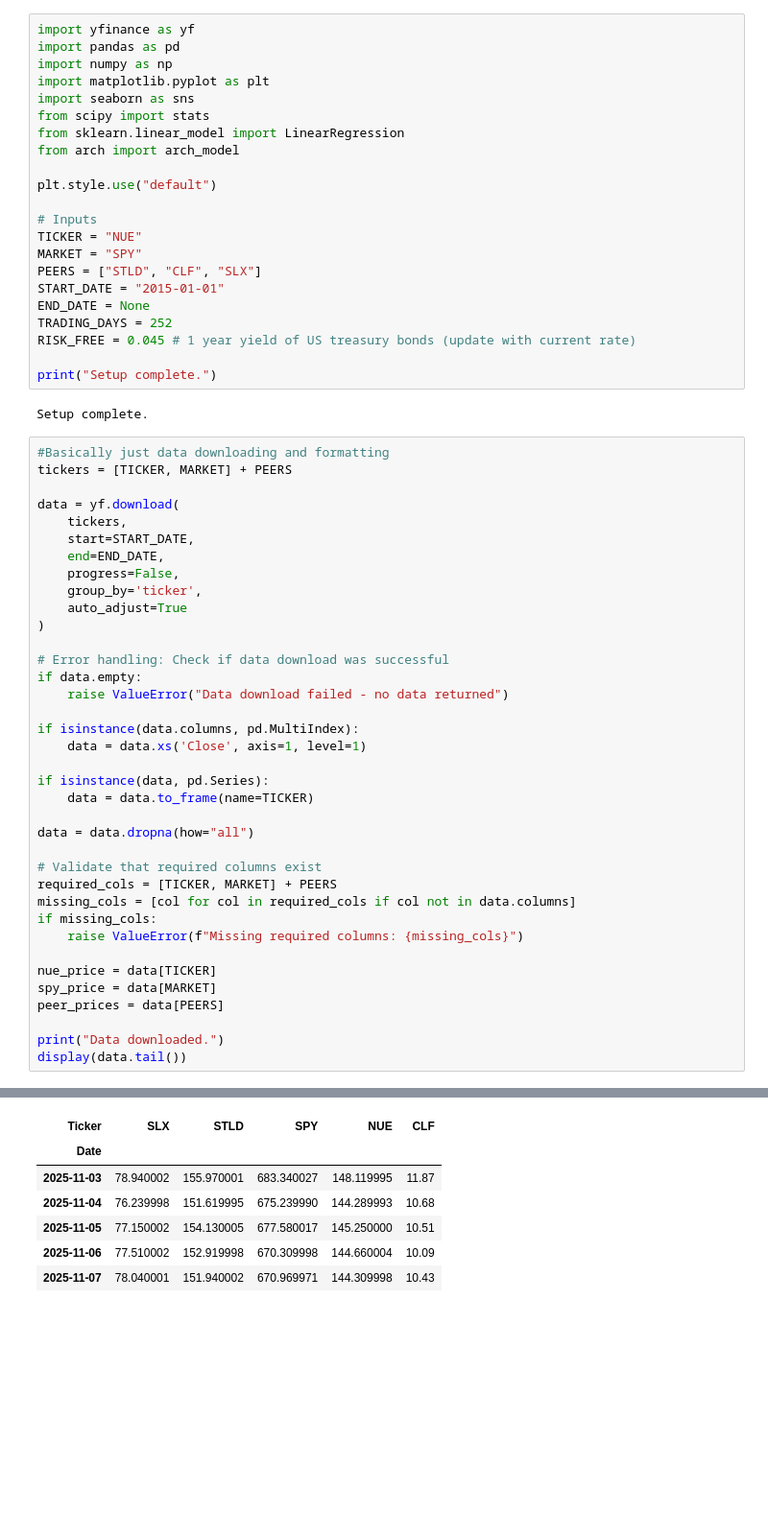
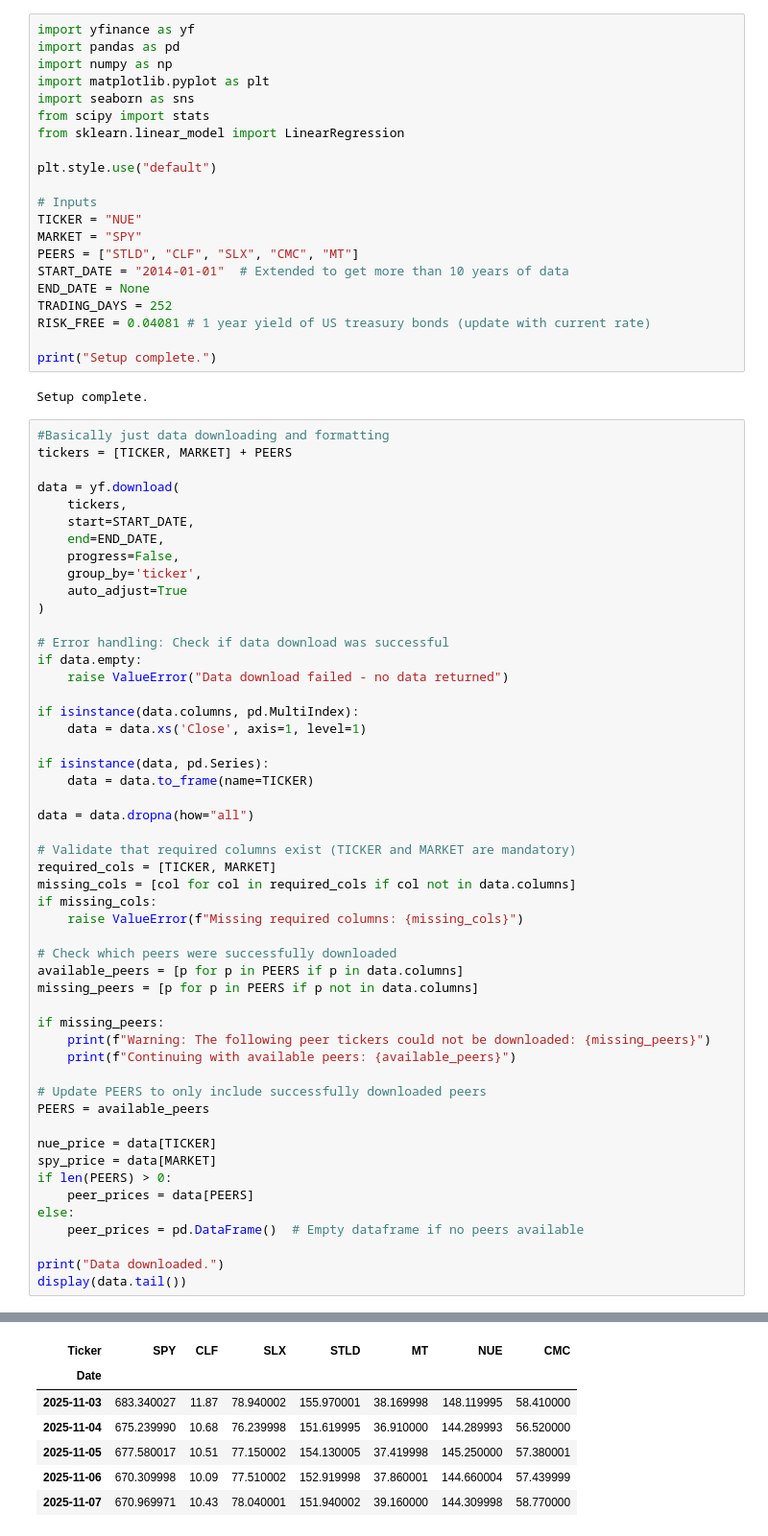
Before and after one commit to IsaacAnwar/Nucor_Statistical_Analysis, a Jupyter notebook: NUCOR_Statistical.ipynb, the cells around one changed output, grey strips where cells are left out. Shown at 96% size. Cells and saved outputs as stored; diff of their text form; blank space fills up the shorter version.

```diff
--- a/NUCOR_Statistical.ipynb
+++ b/NUCOR_Statistical.ipynb
@@ -25,18 +32,17 @@ import matplotlib.pyplot as plt
 import seaborn as sns
 from scipy import stats
 from sklearn.linear_model import LinearRegression
-from arch import arch_model
 
 plt.style.use("default")
 
 # Inputs
 TICKER = "NUE"
 MARKET = "SPY"
-PEERS = ["STLD", "CLF", "SLX"]
-START_DATE = "2015-01-01"
+PEERS = ["STLD", "CLF", "SLX", "CMC", "MT"]
+START_DATE = "2014-01-01"  # Extended to get more than 10 years of data
 END_DATE = None
 TRADING_DAYS = 252
-RISK_FREE = 0.045 # 1 year yield of US treasury bonds (update with current rate)
+RISK_FREE = 0.04081 # 1 year yield of US treasury bonds (update with current rate)
 
 print("Setup complete.")
 # %% [output]
@@ -50,43 +56,57 @@ data = yf.download(
     start=START_DATE,
     end=END_DATE,
     progress=False,
     group_by='ticker',
     auto_adjust=True
 )
 
 # Error handling: Check if data download was successful
 if data.empty:
     raise ValueError("Data download failed - no data returned")
 
 if isinstance(data.columns, pd.MultiIndex):
     data = data.xs('Close', axis=1, level=1)
 
 if isinstance(data, pd.Series):
     data = data.to_frame(name=TICKER)
 
 data = data.dropna(how="all")
 
-# Validate that required columns exist
-required_cols = [TICKER, MARKET] + PEERS
+# Validate that required columns exist (TICKER and MARKET are mandatory)
+required_cols = [TICKER, MARKET]
 missing_cols = [col for col in required_cols if col not in data.columns]
 if missing_cols:
     raise ValueError(f"Missing required columns: {missing_cols}")
 
+# Check which peers were successfully downloaded
+available_peers = [p for p in PEERS if p in data.columns]
+missing_peers = [p for p in PEERS if p not in data.columns]
+
+if missing_peers:
+    print(f"Warning: The following peer tickers could not be downloaded: {missing_peers}")
+    print(f"Continuing with available peers: {available_peers}")
+
+# Update PEERS to only include successfully downloaded peers
+PEERS = available_peers
+
 nue_price = data[TICKER]
 spy_price = data[MARKET]
-peer_prices = data[PEERS]
+if len(PEERS) > 0:
+    peer_prices = data[PEERS]
+else:
+    peer_prices = pd.DataFrame()  # Empty dataframe if no peers available
 
 print("Data downloaded.")
 display(data.tail())
 # %% [output]
 Data downloaded.
-| Ticker | SLX | STLD | SPY | NUE | CLF |
-| Date |  |  |  |  |  |
-| 2025-11-03 | 78.940002 | 155.970001 | 683.340027 | 148.119995 | 11.87 |
-| 2025-11-04 | 76.239998 | 151.619995 | 675.239990 | 144.289993 | 10.68 |
-| 2025-11-05 | 77.150002 | 154.130005 | 677.580017 | 145.250000 | 10.51 |
-| 2025-11-06 | 77.510002 | 152.919998 | 670.309998 | 144.660004 | 10.09 |
-| 2025-11-07 | 78.040001 | 151.940002 | 670.969971 | 144.309998 | 10.43 |
+| Ticker | SPY | CLF | SLX | STLD | MT | NUE | CMC |
+| Date |  |  |  |  |  |  |  |
+| 2025-11-03 | 683.340027 | 11.87 | 78.940002 | 155.970001 | 38.169998 | 148.119995 | 58.410000 |
+| 2025-11-04 | 675.239990 | 10.68 | 76.239998 | 151.619995 | 36.910000 | 144.289993 | 56.520000 |
+| 2025-11-05 | 677.580017 | 10.51 | 77.150002 | 154.130005 | 37.419998 | 145.250000 | 57.380001 |
+| 2025-11-06 | 670.309998 | 10.09 | 77.510002 | 152.919998 | 37.860001 | 144.660004 | 57.439999 |
+| 2025-11-07 | 670.969971 | 10.43 | 78.040001 | 151.940002 | 39.160000 | 144.309998 | 58.770000 |
 # %%
 # Daily simple returns
 nue_ret = nue_price.pct_change() #NUCOR's returns
```
Also changed, not shown: parts of 23 cells of this notebook.
